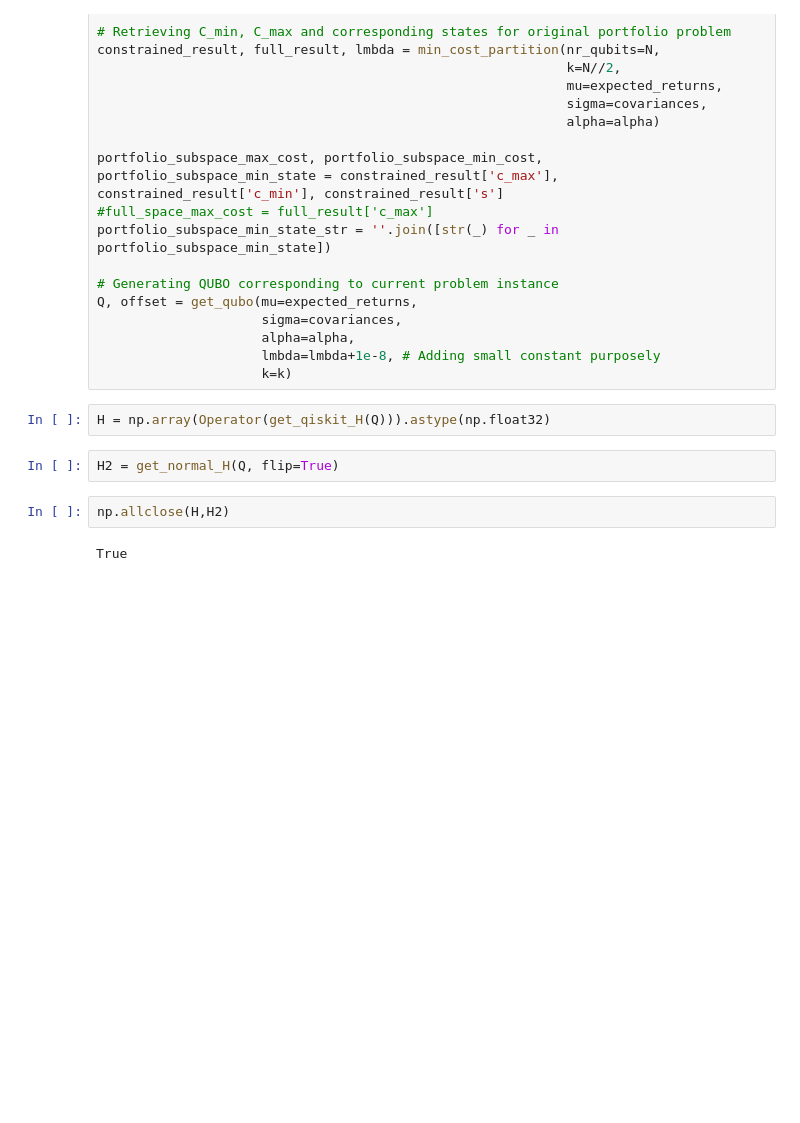
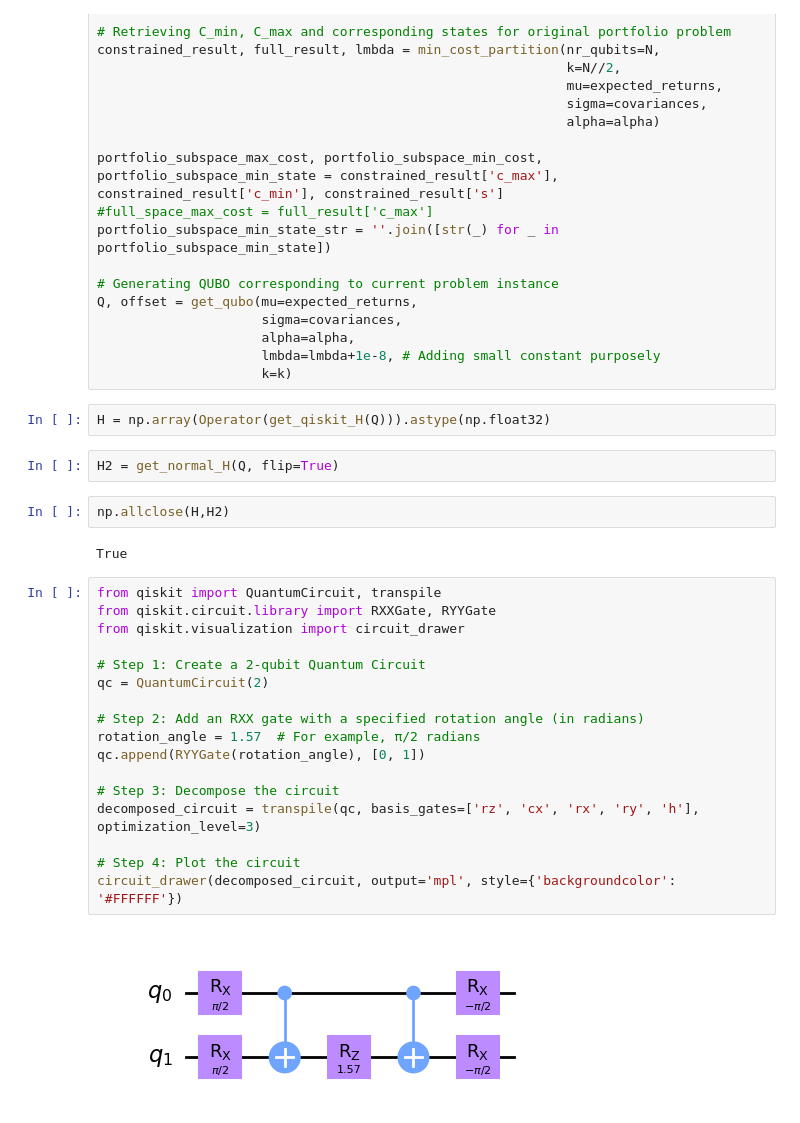
Before and after one commit to seba2390/Azurestuff, a Jupyter notebook: scripts/testing.ipynb, the cells around one changed output. Drawn from its saved outputs; the diff is of its cells as text; blank space fills up the shorter version.

```diff
--- a/scripts/testing.ipynb
+++ b/scripts/testing.ipynb
@@ -307,3 +307,22 @@ H2 = get_normal_H(Q, flip=True)
 np.allclose(H,H2)
 # %% [output]
 True
+# %%
+from qiskit import QuantumCircuit, transpile
+from qiskit.circuit.library import RXXGate, RYYGate
+from qiskit.visualization import circuit_drawer
+
+# Step 1: Create a 2-qubit Quantum Circuit
+qc = QuantumCircuit(2)
+
+# Step 2: Add an RXX gate with a specified rotation angle (in radians)
+rotation_angle = 1.57  # For example, π/2 radians
+qc.append(RYYGate(rotation_angle), [0, 1])
+
+# Step 3: Decompose the circuit
+decomposed_circuit = transpile(qc, basis_gates=['rz', 'cx', 'rx', 'ry', 'h'], optimization_level=3)
+
+# Step 4: Plot the circuit
+circuit_drawer(decomposed_circuit, output='mpl', style={'backgroundcolor': '#FFFFFF'})
+# %% [output]
+[figure, added]
```
Also changed, not shown: parts of 1 cell of this notebook, 5 other files.
